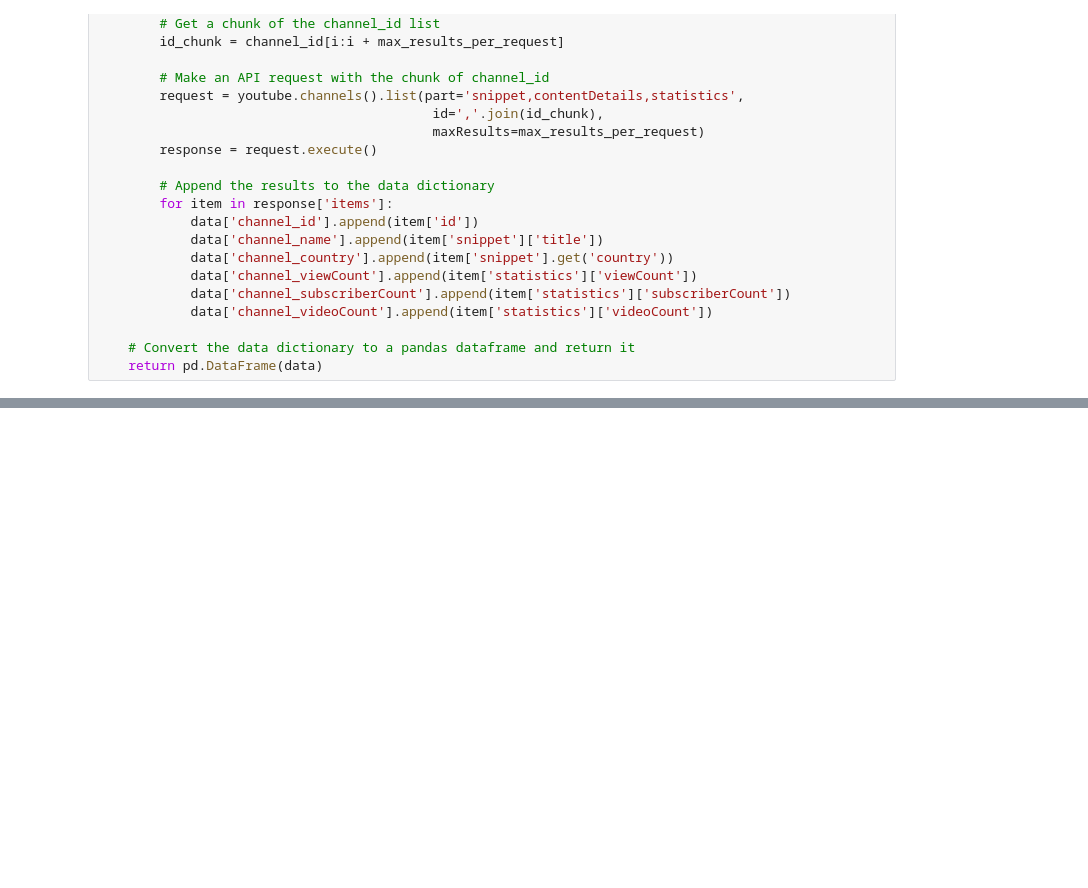
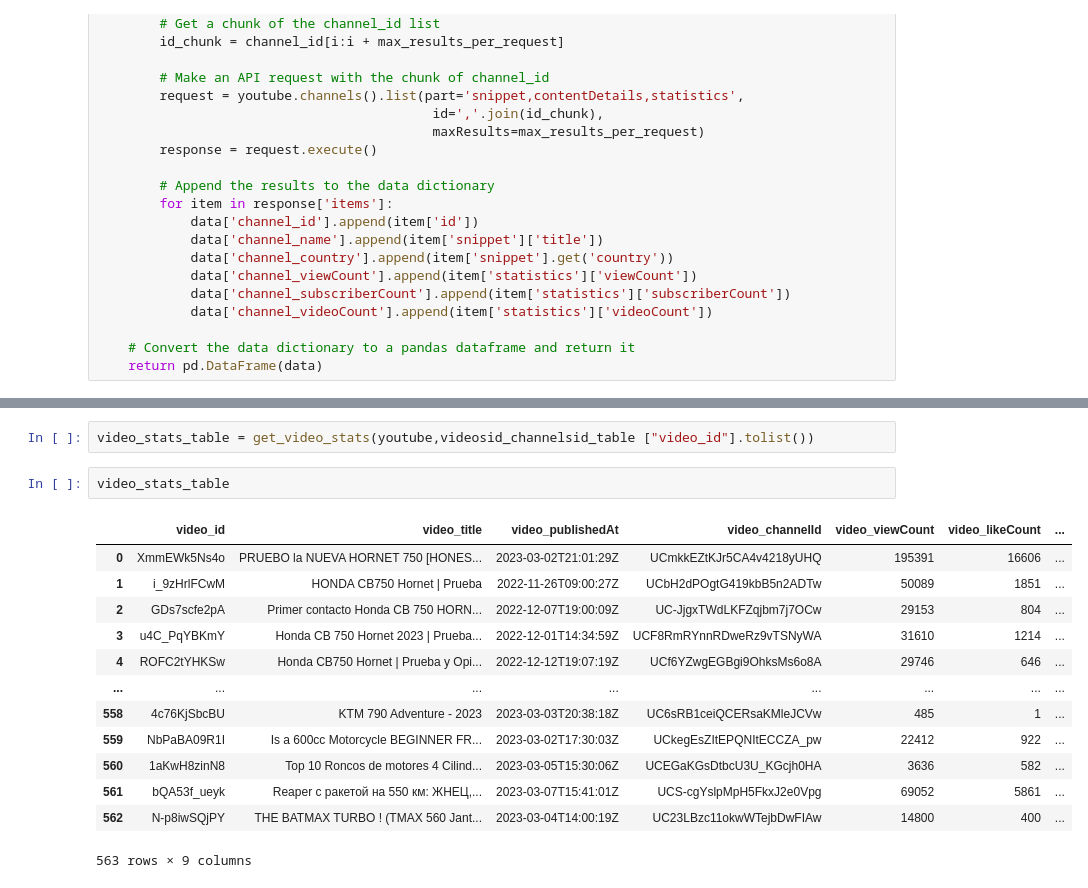
Before and after one commit to AdDoval/YT_project, a Jupyter notebook: main.ipynb, the cells around one changed output, grey strips where cells are left out. Drawn from its saved outputs; the diff is of its cells as text; blank space fills up the shorter version.

```diff
--- a/main.ipynb
+++ b/main.ipynb
@@ -136,0 +181,18 @@ display(channel_stats_table)
+# %%
+video_stats_table = get_video_stats(youtube,videosid_channelsid_table ["video_id"].tolist())
+# %%
+video_stats_table
+# %% [output]
+|  | video_id | video_title | video_publishedAt | video_channelId | video_viewCount | video_likeCount | ... |
+| 0 | XmmEWk5Ns4o | PRUEBO la NUEVA HORNET 750 [HONES... | 2023-03-02T21:01:29Z | UCmkkEZtKJr5CA4v4218yUHQ | 195391 | 16606 | ... |
+| 1 | i_9zHrlFCwM | HONDA CB750 Hornet | Prueba | 2022-11-26T09:00:27Z | UCbH2dPOgtG419kbB5n2ADTw | 50089 | 1851 | ... |
+| 2 | GDs7scfe2pA | Primer contacto Honda CB 750 HORN... | 2022-12-07T19:00:09Z | UC-JjgxTWdLKFZqjbm7j7OCw | 29153 | 804 | ... |
+| 3 | u4C_PqYBKmY | Honda CB 750 Hornet 2023 | Prueba... | 2022-12-01T14:34:59Z | UCF8RmRYnnRDweRz9vTSNyWA | 31610 | 1214 | ... |
+| 4 | ROFC2tYHKSw | Honda CB750 Hornet | Prueba y Opi... | 2022-12-12T19:07:19Z | UCf6YZwgEGBgi9OhksMs6o8A | 29746 | 646 | ... |
+| ... | ... | ... | ... | ... | ... | ... | ... |
+| 558 | 4c76KjSbcBU | KTM 790 Adventure - 2023 | 2023-03-03T20:38:18Z | UC6sRB1ceiQCERsaKMleJCVw | 485 | 1 | ... |
+| 559 | NbPaBA09R1I | Is a 600cc Motorcycle BEGINNER FR... | 2023-03-02T17:30:03Z | UCkegEsZItEPQNItECCZA_pw | 22412 | 922 | ... |
+| 560 | 1aKwH8zinN8 | Top 10 Roncos de motores 4 Cilind... | 2023-03-05T15:30:06Z | UCEGaKGsDtbcU3U_KGcjh0HA | 3636 | 582 | ... |
+| 561 | bQA53f_ueyk | Reaper с ракетой на 550 км: ЖНЕЦ,... | 2023-03-07T15:41:01Z | UCS-cgYslpMpH5FkxJ2e0Vpg | 69052 | 5861 | ... |
+| 562 | N-p8iwSQjPY | THE BATMAX TURBO ! (TMAX 560 Jant... | 2023-03-04T14:00:19Z | UC23LBzc11okwWTejbDwFIAw | 14800 | 400 | ... |
+563 rows × 9 columns
```
Also changed, not shown: parts of 11 cells of this notebook, 2 other files.
